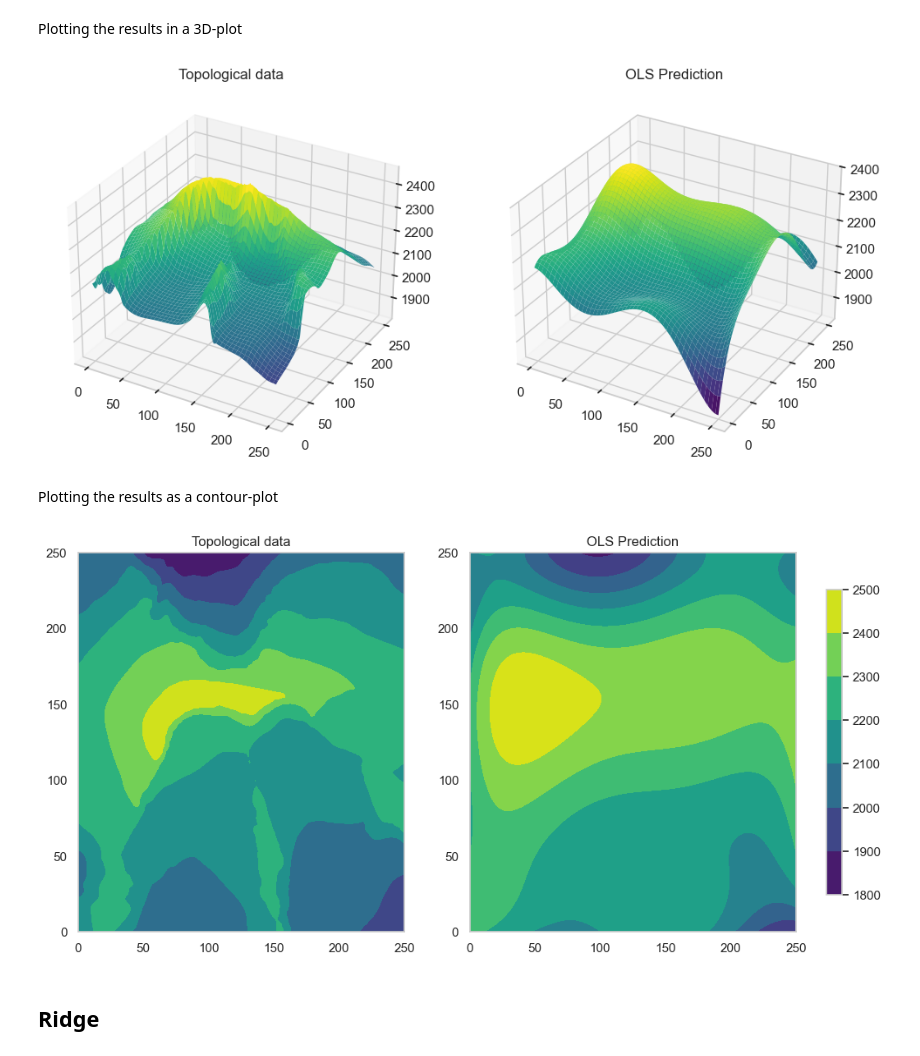
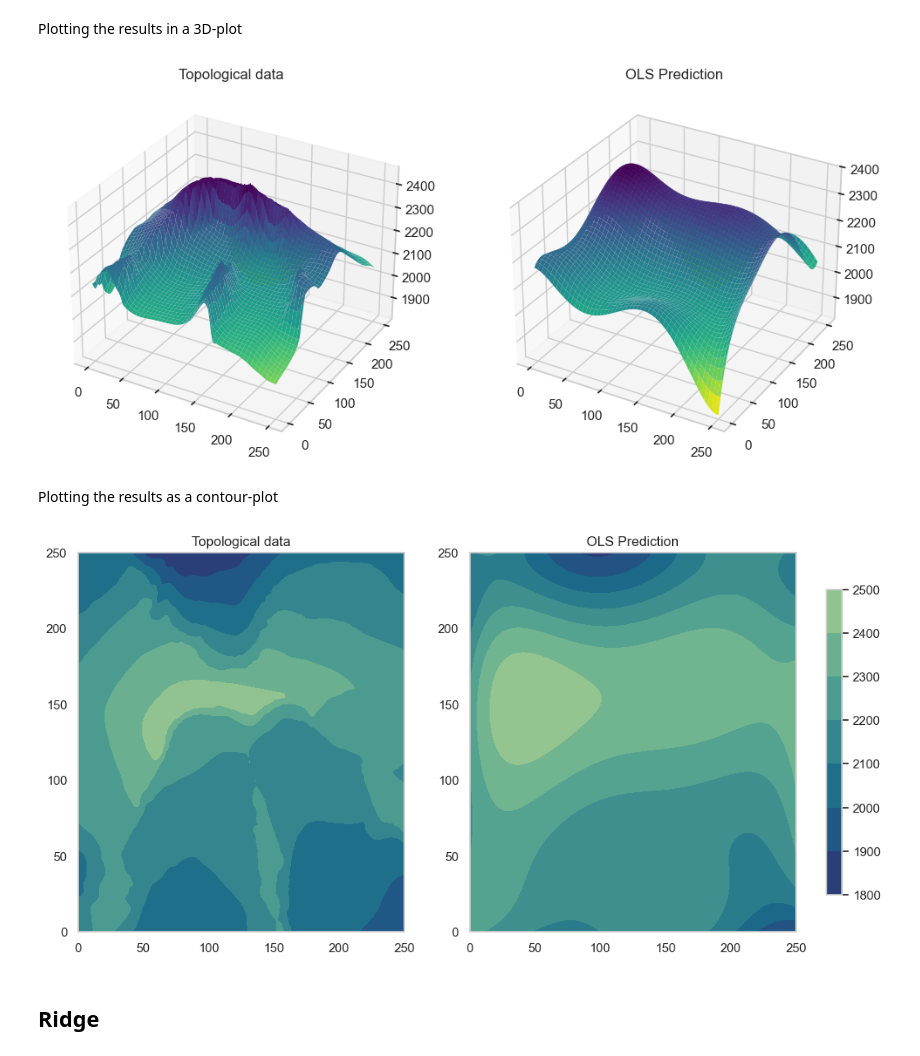
Before and after one commit to MariaFlyAway/Project1_FYS_STK, a Jupyter notebook: Topological_dataset/Fitting_topological_data.ipynb, the cells around one changed output. Saved outputs shown, nothing was run; the diff lists cells and outputs as text; code cells hidden in the pictures.

```diff
--- a/Topological_dataset/Fitting_topological_data.ipynb
+++ b/Topological_dataset/Fitting_topological_data.ipynb
@@ -32,7 +32,7 @@ def bootstrap(n, X_train, X_test, z_train, z_test, pipeline): # as in lecture no
 We load in the data and create a meshgrid of points used for predicting the values
 # %%
 # loading a numpy-array containing the topological data
-z = np.load('topological_data_Ottadalen.npy')[4650:4900, 800:1050]
+z = np.load('topological_data.npy')[4650:4900, 800:1050]
 
 # --- Generating dataset
 n = 250 # the square root of the number of datapoints
@@ -158,38 +158,38 @@ fig = plt.figure(figsize=(12, 6))
 
 # Plotting the datapoints
 ax = fig.add_subplot(121, projection='3d')
-ax.plot_surface(x_plot, y_plot, z_orig_plot, cmap='viridis', edgecolor='none')
+ax.plot_surface(x_plot, y_plot, z_orig_plot, cmap='viridis_r', edgecolor='none')
 ax.set_title('Topological data')
 
 # Plot the polynomial regression prediction (ideally a plane)
 ax = fig.add_subplot(122, projection='3d')
-ax.plot_surface(x_plot, y_plot, z_plot, cmap='viridis', edgecolor='none')
+ax.plot_surface(x_plot, y_plot, z_plot, cmap='viridis_r', edgecolor='none')
 ax.set_title('OLS Prediction')
 
 plt.show()
 # %% [output]
-[figure, old version]
+[figure, new version]
 # %% [markdown]
 Plotting the results as a contour-plot
 # %%
 fig, axs = plt.subplots(1, 2, figsize=(12, 6))
 
 # Plotting the datapoints
-original_data = axs[0].contourf(x_plot, y_plot, z_orig_plot, cmap='viridis')
+original_data = axs[0].contourf(x_plot, y_plot, z_orig_plot, cmap='crest_r')
 axs[0].set_title('Topological data')
 
 # Plot the polynomial regression prediction
-fitted_data = axs[1].contourf(x_plot, y_plot, z_plot, cmap='viridis')
+fitted_data = axs[1].contourf(x_plot, y_plot, z_plot, cmap='crest_r')
 axs[1].set_title('OLS Prediction')
 
 
 # Create the colorbar
 contourf_objects = [original_data, fitted_data]
 fig.colorbar(contourf_objects[0], ax=axs, orientation='vertical', fraction=0.02, pad=0.04)
 
 plt.show()
 # %% [output]
-[figure, old version]
+[figure, new version]
 # %% [markdown]
 ## Ridge
 # %%
```
Also changed, not shown: 4 other files.
